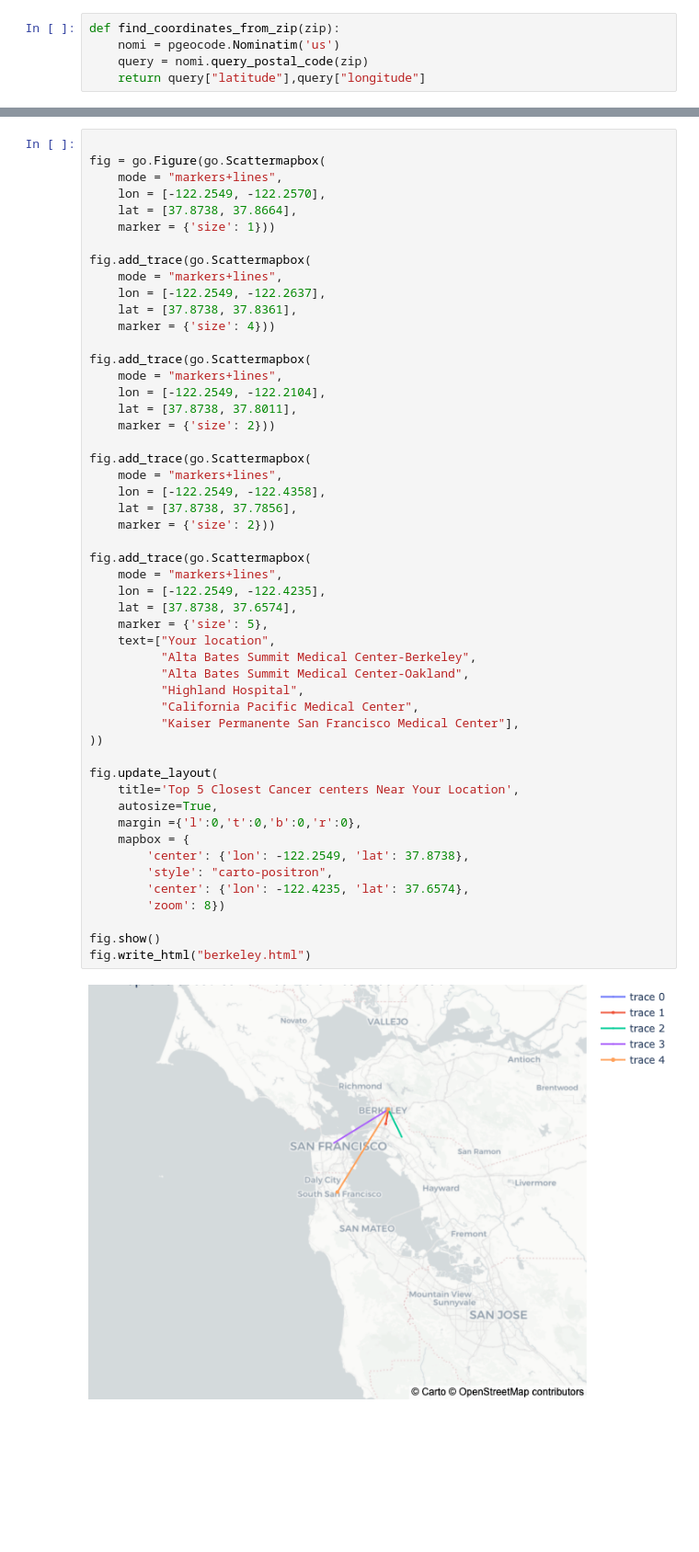
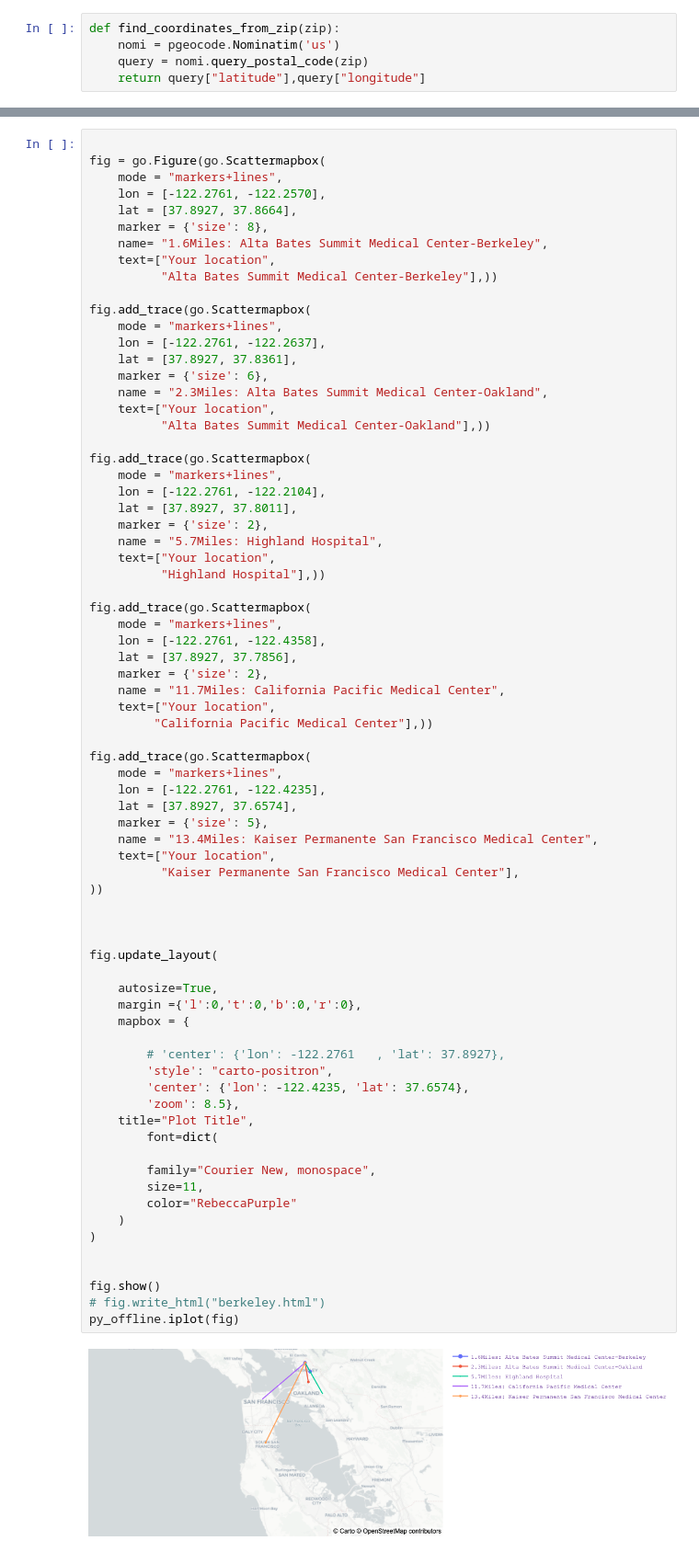
Before and after one commit to peeti-ucberkeley/Capstone-Rachael-Nithika-Andrew-Peeti, a Jupyter notebook: eda/Hospital Recommendation3.ipynb, the cells around one changed output, grey strips where cells are left out. Shown: that part at 92% size. Drawn from its saved outputs; the diff is of its cells as text; blank space fills up the shorter version.

Commit message:
add offline

```diff
--- a/eda/Hospital Recommendation3.ipynb
+++ b/eda/Hospital Recommendation3.ipynb
@@ -140,53 +140,75 @@ top5_nearest_location_df
 # %%
 
 fig = go.Figure(go.Scattermapbox(
     mode = "markers+lines",
-    lon = [-122.2549, -122.2570],
-    lat = [37.8738, 37.8664],
-    marker = {'size': 1}))
+    lon = [-122.2761, -122.2570],
+    lat = [37.8927, 37.8664],
+    marker = {'size': 8},
+    name= "1.6Miles: Alta Bates Summit Medical Center-Berkeley",
+    text=["Your location",
+          "Alta Bates Summit Medical Center-Berkeley"],))
 
 fig.add_trace(go.Scattermapbox(
     mode = "markers+lines",
-    lon = [-122.2549, -122.2637],
-    lat = [37.8738, 37.8361],
-    marker = {'size': 4}))
+    lon = [-122.2761, -122.2637],
+    lat = [37.8927, 37.8361],
+    marker = {'size': 6},
+    name = "2.3Miles: Alta Bates Summit Medical Center-Oakland",
+    text=["Your location",
+          "Alta Bates Summit Medical Center-Oakland"],))
 
 fig.add_trace(go.Scattermapbox(
     mode = "markers+lines",
-    lon = [-122.2549, -122.2104],
-    lat = [37.8738, 37.8011],
-    marker = {'size': 2}))
+    lon = [-122.2761, -122.2104],
+    lat = [37.8927, 37.8011],
+    marker = {'size': 2},
+    name = "5.7Miles: Highland Hospital",
+    text=["Your location",
+          "Highland Hospital"],))
 
 fig.add_trace(go.Scattermapbox(
     mode = "markers+lines",
-    lon = [-122.2549, -122.4358],
-    lat = [37.8738, 37.7856],
-    marker = {'size': 2}))
+    lon = [-122.2761, -122.4358],
+    lat = [37.8927, 37.7856],
+    marker = {'size': 2},
+    name = "11.7Miles: California Pacific Medical Center",
+    text=["Your location",
+         "California Pacific Medical Center"],))
 
 fig.add_trace(go.Scattermapbox(
     mode = "markers+lines",
-    lon = [-122.2549, -122.4235],
-    lat = [37.8738, 37.6574],
+    lon = [-122.2761, -122.4235],
+    lat = [37.8927, 37.6574],
     marker = {'size': 5},
+    name = "13.4Miles: Kaiser Permanente San Francisco Medical Center",
     text=["Your location",
-          "Alta Bates Summit Medical Center-Berkeley",
-          "Alta Bates Summit Medical Center-Oakland",
-          "Highland Hospital",
-          "California Pacific Medical Center",
           "Kaiser Permanente San Francisco Medical Center"],
 ))
 
+
+
 fig.update_layout(
-    title='Top 5 Closest Cancer centers Near Your Location',
+
     autosize=True,
     margin ={'l':0,'t':0,'b':0,'r':0},
     mapbox = {
-        'center': {'lon': -122.2549, 'lat': 37.8738},
+
+        # 'center': {'lon': -122.2761	, 'lat': 37.8927},
         'style': "carto-positron",
         'center': {'lon': -122.4235, 'lat': 37.6574},
-        'zoom': 8})
+        'zoom': 8.5},
+    title="Plot Title",
+        font=dict(
+
+        family="Courier New, monospace",
+        size=11,
+        color="RebeccaPurple"
+    )
+)
+
 
 fig.show()
-fig.write_html("berkeley.html")
+# fig.write_html("berkeley.html")
+py_offline.iplot(fig)
 # %% [output]
-[figure, old version]
+[figure, new version]
```
Also changed, not shown: parts of 5 cells of this notebook.
